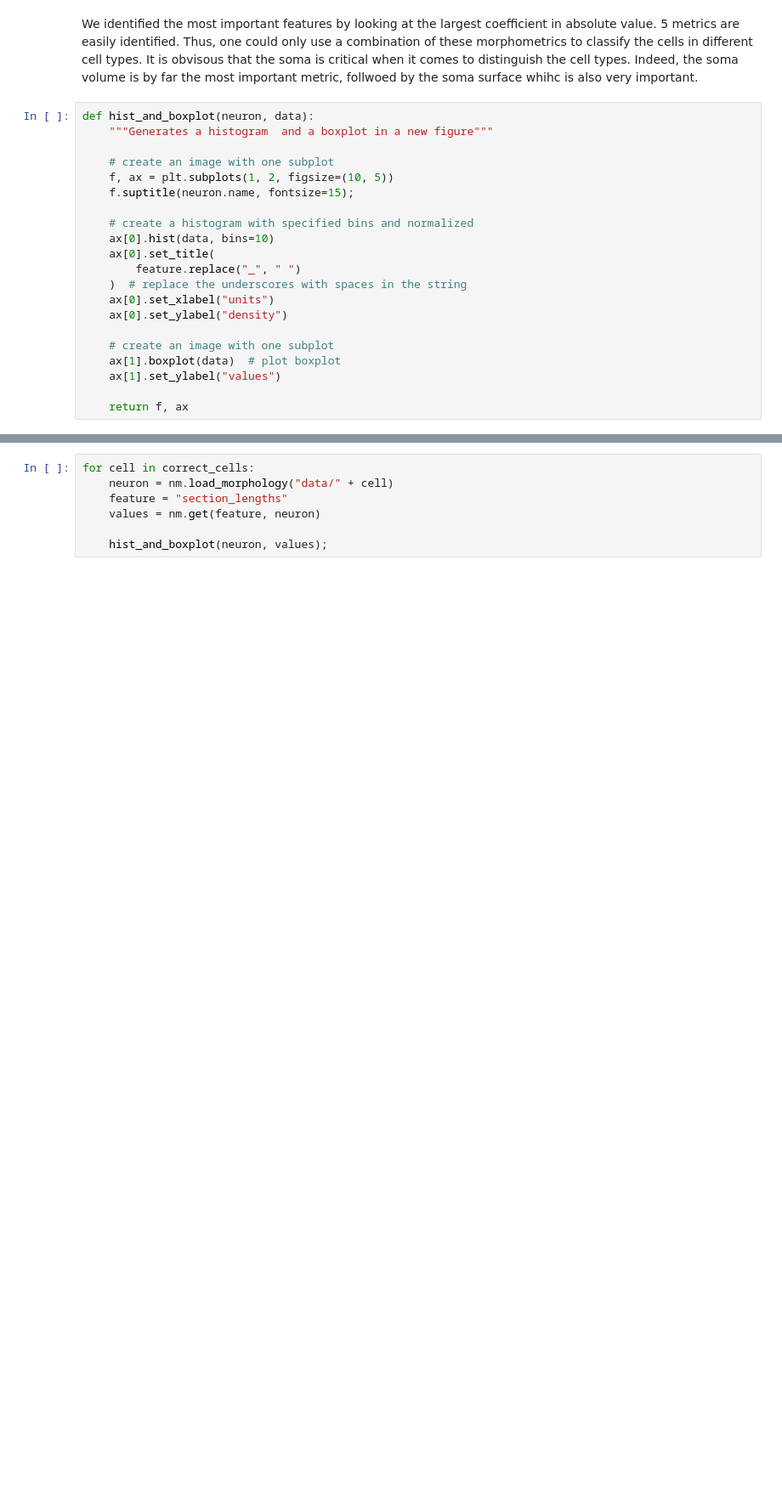
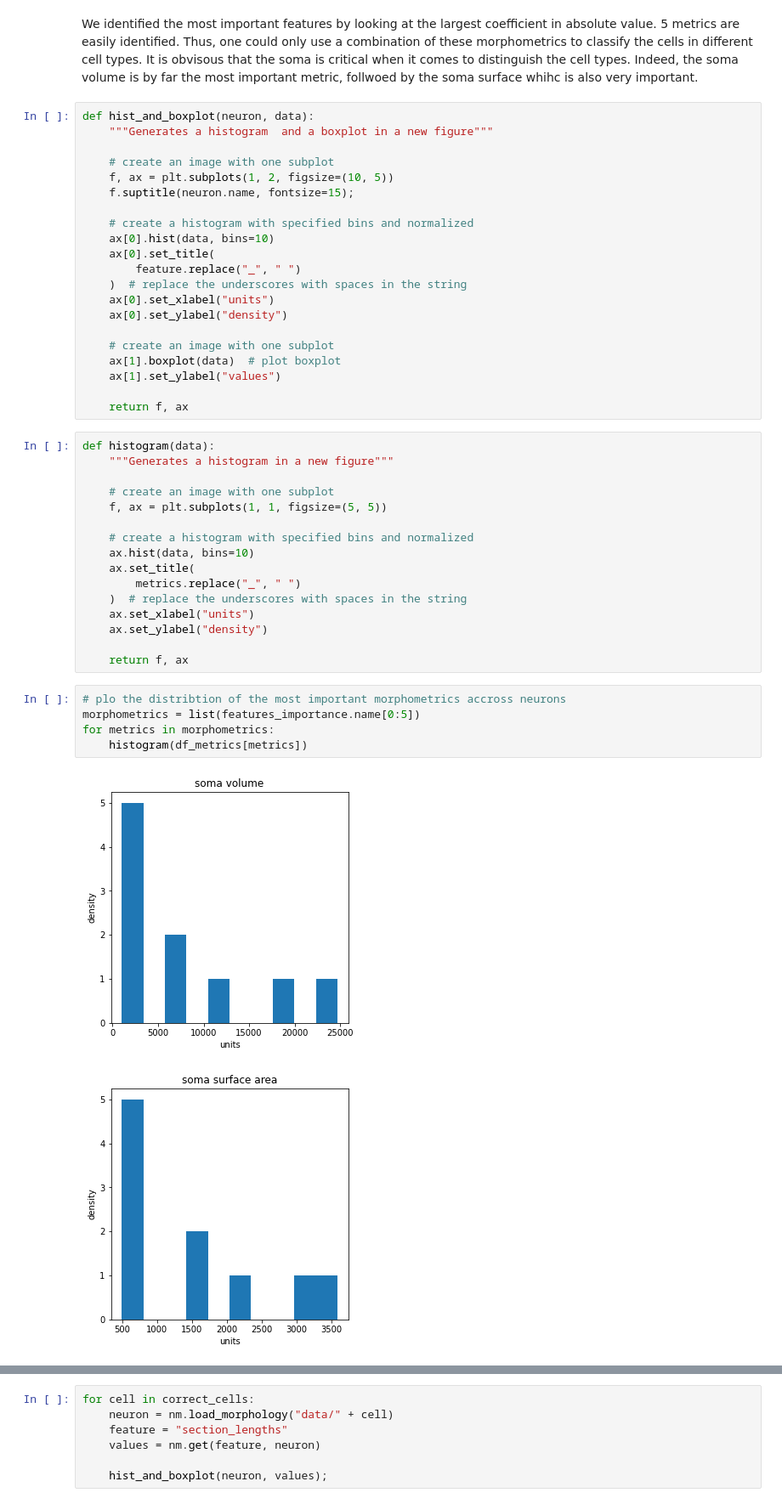
Before and after one commit to AlbrechtAlice/In-Silico-Neuroscience, a Jupyter notebook: Week2_HomeWorks.ipynb, the cells around one changed output, grey strips where cells are left out. Shown at 85% size. Saved outputs shown, nothing was run; the diff lists cells and outputs as text; blank space fills up the shorter version.

Commit message:
histograms

```diff
--- a/Week2_HomeWorks.ipynb
+++ b/Week2_HomeWorks.ipynb
@@ -555,3 +577,27 @@ def hist_and_boxplot(neuron, data):
     ax[1].set_ylabel("values")
 
     return f, ax
+# %%
+def histogram(data):
+    """Generates a histogram in a new figure"""
+
+    # create an image with one subplot
+    f, ax = plt.subplots(1, 1, figsize=(5, 5))
+
+    # create a histogram with specified bins and normalized
+    ax.hist(data, bins=10)
+    ax.set_title(
+        metrics.replace("_", " ")
+    )  # replace the underscores with spaces in the string
+    ax.set_xlabel("units")
+    ax.set_ylabel("density")
+
+    return f, ax
+# %%
+# plo the distribtion of the most important morphometrics accross neurons
+morphometrics = list(features_importance.name[0:5])
+for metrics in morphometrics:
+    histogram(df_metrics[metrics])
+# %% [output]
+[figure, added]
+[figure, added]
```
Also changed, not shown: parts of 3 cells of this notebook.
